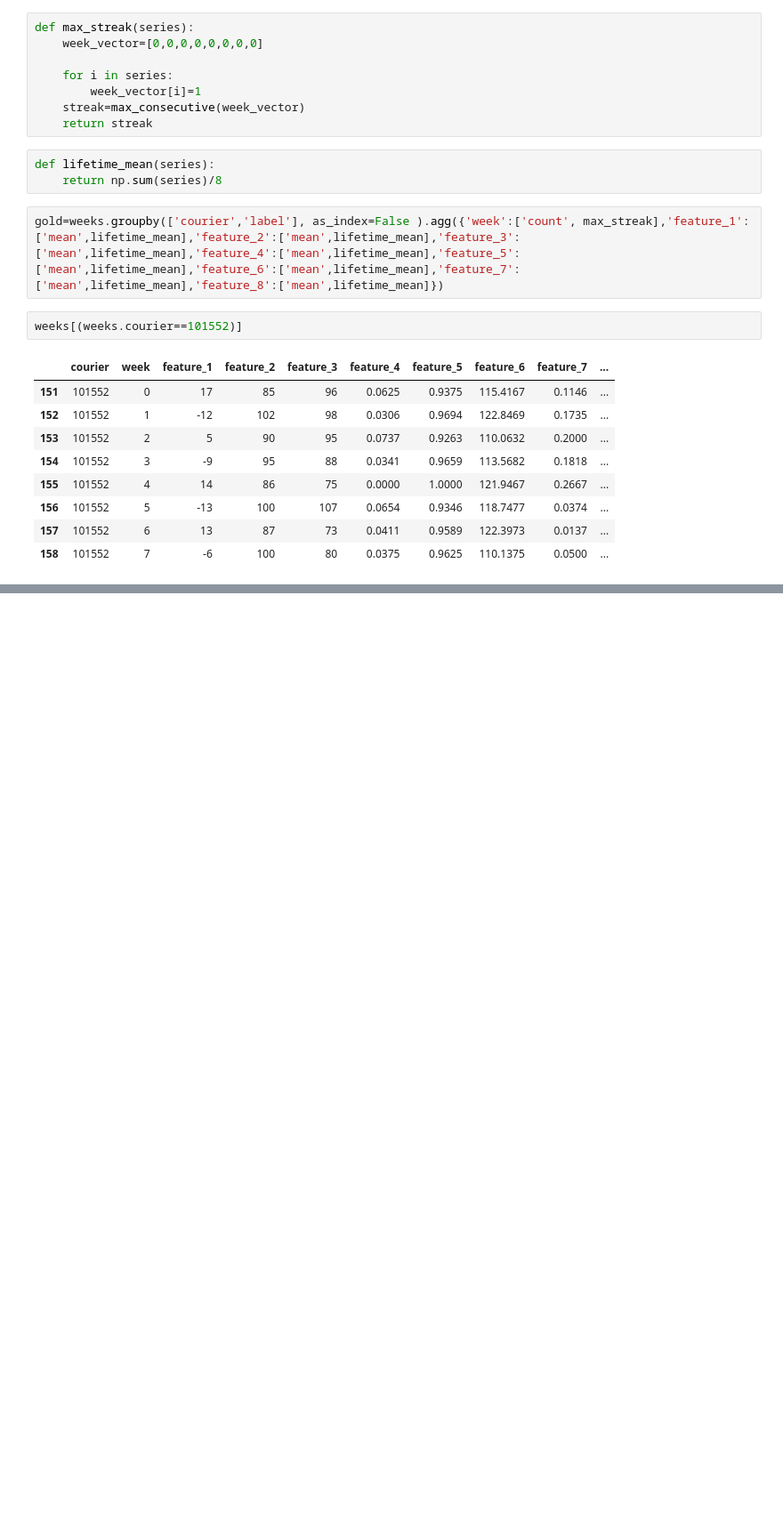
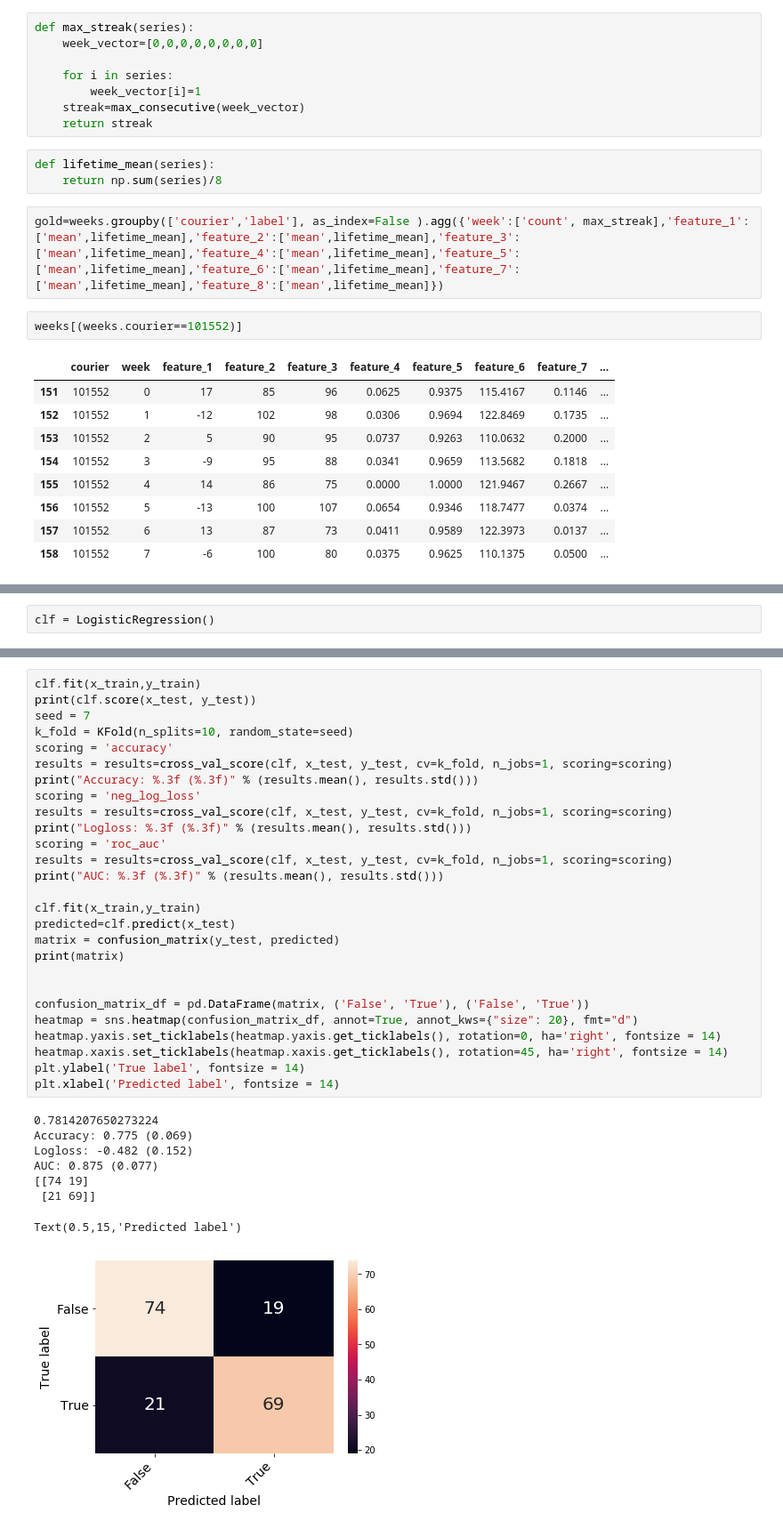
Before and after one commit to ricardofullton/glovo_test, a Jupyter notebook: glovo.ipynb, the cells around one changed output, grey strips where cells are left out. Shown at 89% size. Cells and saved outputs as stored; diff of their text form; blank space fills up the shorter version.

```diff
--- a/glovo.ipynb
+++ b/glovo.ipynb
@@ -121,0 +149,2 @@ weeks[(weeks.courier==101552)]
+# %%
+clf = LogisticRegression()
@@ -121,0 +184,36 @@ weeks[(weeks.courier==101552)]
+# %%
+clf.fit(x_train,y_train)
+print(clf.score(x_test, y_test))
+seed = 7
+k_fold = KFold(n_splits=10, random_state=seed)
+scoring = 'accuracy'
+results = results=cross_val_score(clf, x_test, y_test, cv=k_fold, n_jobs=1, scoring=scoring)
+print("Accuracy: %.3f (%.3f)" % (results.mean(), results.std()))
+scoring = 'neg_log_loss'
+results = results=cross_val_score(clf, x_test, y_test, cv=k_fold, n_jobs=1, scoring=scoring)
+print("Logloss: %.3f (%.3f)" % (results.mean(), results.std()))
+scoring = 'roc_auc'
+results = results=cross_val_score(clf, x_test, y_test, cv=k_fold, n_jobs=1, scoring=scoring)
+print("AUC: %.3f (%.3f)" % (results.mean(), results.std()))
+
+clf.fit(x_train,y_train)
+predicted=clf.predict(x_test)
+matrix = confusion_matrix(y_test, predicted)
+print(matrix)
+
+
+confusion_matrix_df = pd.DataFrame(matrix, ('False', 'True'), ('False', 'True'))
+heatmap = sns.heatmap(confusion_matrix_df, annot=True, annot_kws={"size": 20}, fmt="d")
+heatmap.yaxis.set_ticklabels(heatmap.yaxis.get_ticklabels(), rotation=0, ha='right', fontsize = 14)
+heatmap.xaxis.set_ticklabels(heatmap.xaxis.get_ticklabels(), rotation=45, ha='right', fontsize = 14)
+plt.ylabel('True label', fontsize = 14)
+plt.xlabel('Predicted label', fontsize = 14)
+# %% [output]
+0.7814207650273224
+Accuracy: 0.775 (0.069)
+Logloss: -0.482 (0.152)
+AUC: 0.875 (0.077)
+[[74 19]
+ [21 69]]
+Text(0.5,15,'Predicted label')
+[figure, added]
```
Also changed, not shown: parts of 20 cells of this notebook.
